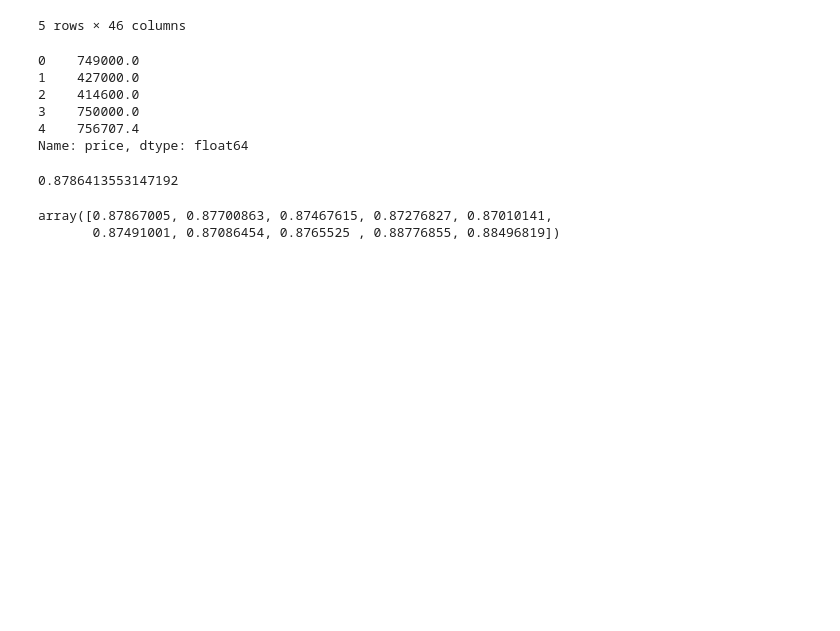
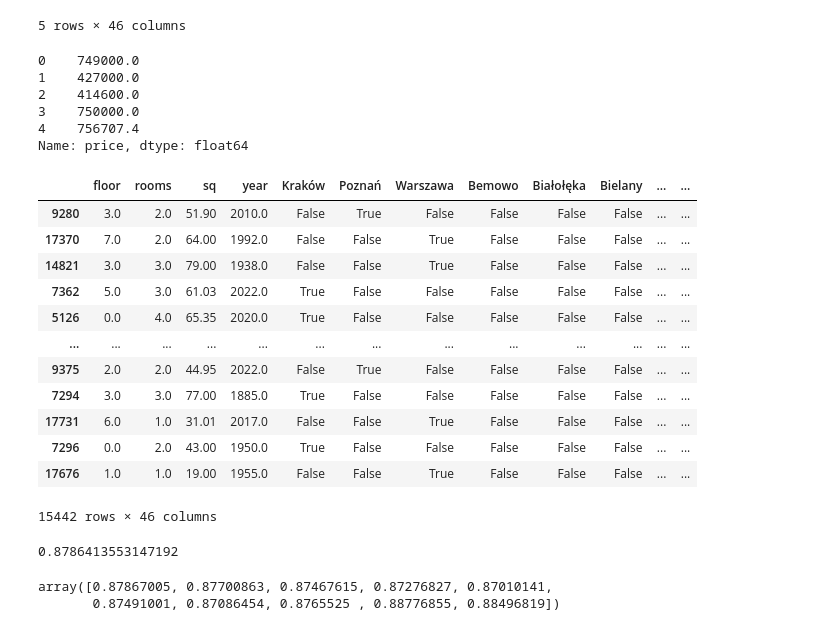
Before and after one commit to Pawel-Jurek/House_Prices_Estimating, a Jupyter notebook: modeling/modeling.ipynb, the cells around one changed output. Drawn from its saved outputs; the diff is of its cells as text; code cells hidden in the pictures; blank space fills up the shorter version.

```diff
--- a/modeling/modeling.ipynb
+++ b/modeling/modeling.ipynb
@@ -378,6 +378,22 @@ y.head()
 Name: price, dtype: float64
 # %%
 X_train, X_test, y_train, y_test = train_test_split(X,y,test_size=0.2,random_state = 10)
+# %%
+X_train
+# %% [output]
+|  | floor | rooms | sq | year | Kraków | Poznań | Warszawa | Bemowo | Białołęka | Bielany | ... | ... |
+| 9280 | 3.0 | 2.0 | 51.90 | 2010.0 | False | True | False | False | False | False | ... | ... |
+| 17370 | 7.0 | 2.0 | 64.00 | 1992.0 | False | False | True | False | False | False | ... | ... |
+| 14821 | 3.0 | 3.0 | 79.00 | 1938.0 | False | False | True | False | False | False | ... | ... |
+| 7362 | 5.0 | 3.0 | 61.03 | 2022.0 | True | False | False | False | False | False | ... | ... |
+| 5126 | 0.0 | 4.0 | 65.35 | 2020.0 | True | False | False | False | False | False | ... | ... |
+| ... | ... | ... | ... | ... | ... | ... | ... | ... | ... | ... | ... | ... |
+| 9375 | 2.0 | 2.0 | 44.95 | 2022.0 | False | True | False | False | False | False | ... | ... |
+| 7294 | 3.0 | 3.0 | 77.00 | 1885.0 | True | False | False | False | False | False | ... | ... |
+| 17731 | 6.0 | 1.0 | 31.01 | 2017.0 | False | False | True | False | False | False | ... | ... |
+| 7296 | 0.0 | 2.0 | 43.00 | 1950.0 | True | False | False | False | False | False | ... | ... |
+| 17676 | 1.0 | 1.0 | 19.00 | 1955.0 | False | False | True | False | False | False | ... | ... |
+15442 rows × 46 columns
 # %%
 lr_clf = LinearRegression()
 lr_clf.fit(X_train,y_train)
```
Also changed, not shown: parts of 10 cells of this notebook.
